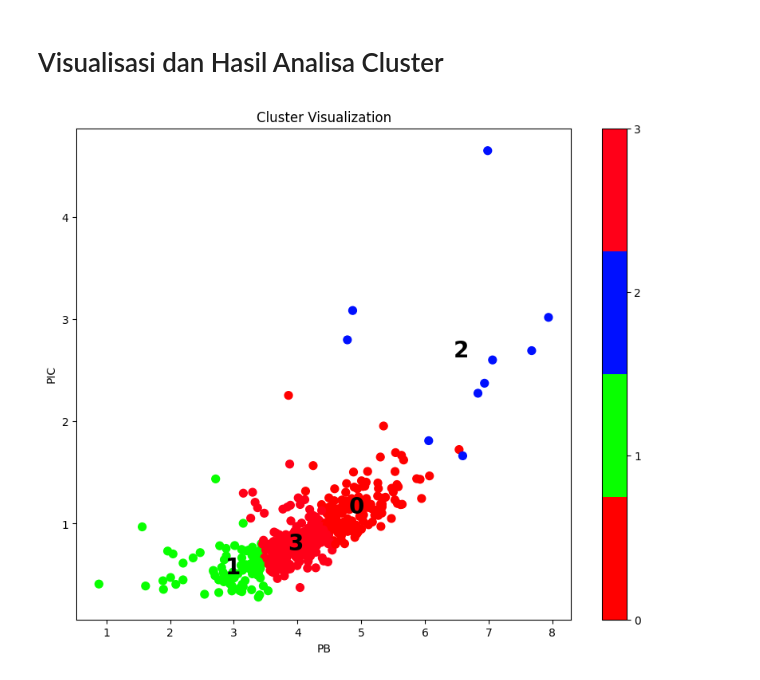
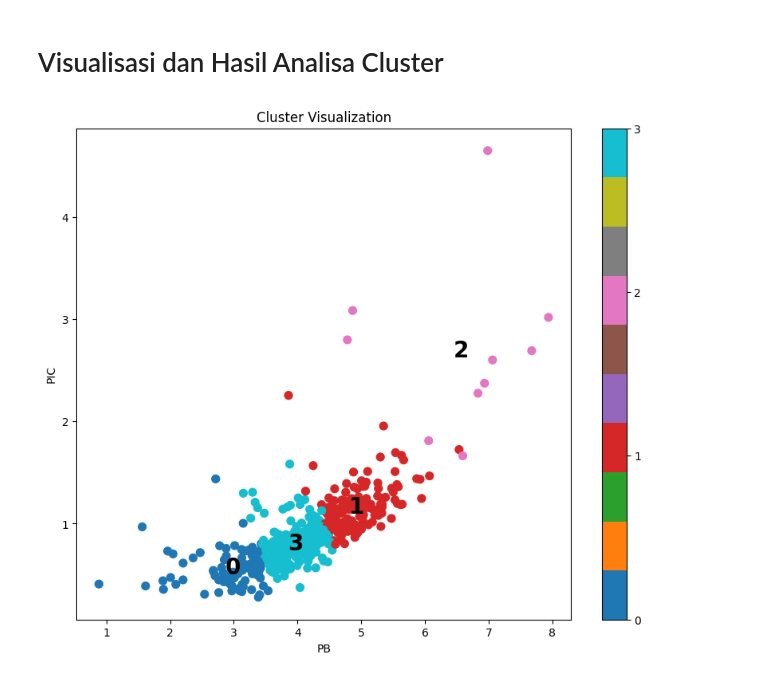
Before and after one commit to PanggilAjaRei26/Data-Mining-Cluster, a Jupyter notebook: cluster.ipynb, the cells around one changed output. Drawn from its saved outputs; the diff is of its cells as text; code cells hidden in the pictures.

```diff
--- a/cluster.ipynb
+++ b/cluster.ipynb
@@ -97,24 +97,24 @@ kmean = KMeans(n_clusters=n_clust).fit(X)
 X['LABELS'] = kmean.labels_
 # %%
 plt.figure(figsize=(10, 8))
-plt.scatter(X['PB'], X['PIC'], c=X['LABELS'], marker='o', s=50, cmap=plt.cm.get_cmap('hsv', n_clust))
+plt.scatter(X['PB'], X['PIC'], c=X['LABELS'], marker='o', s=50, cmap='tab10')
 
 for label in X['LABELS'].unique():
     plt.annotate(label,
                 (X[X['LABELS'] == label]['PB'].mean(),
                 X[X['LABELS'] == label]['PIC'].mean()),
                 horizontalalignment='center',
                 verticalalignment='center',
                 size=20, weight='bold',
                 color='black')
 
 plt.xlabel('PB')
 plt.ylabel('PIC')
 plt.title('Cluster Visualization')
 plt.colorbar(ticks=range(n_clust))
 plt.show()
 # %% [output]
-[figure, old version]
+[figure, new version]
 # %%
 print(X)
 # %% [output]
```
Also changed, not shown: parts of 1 cell of this notebook, 1 other file.
